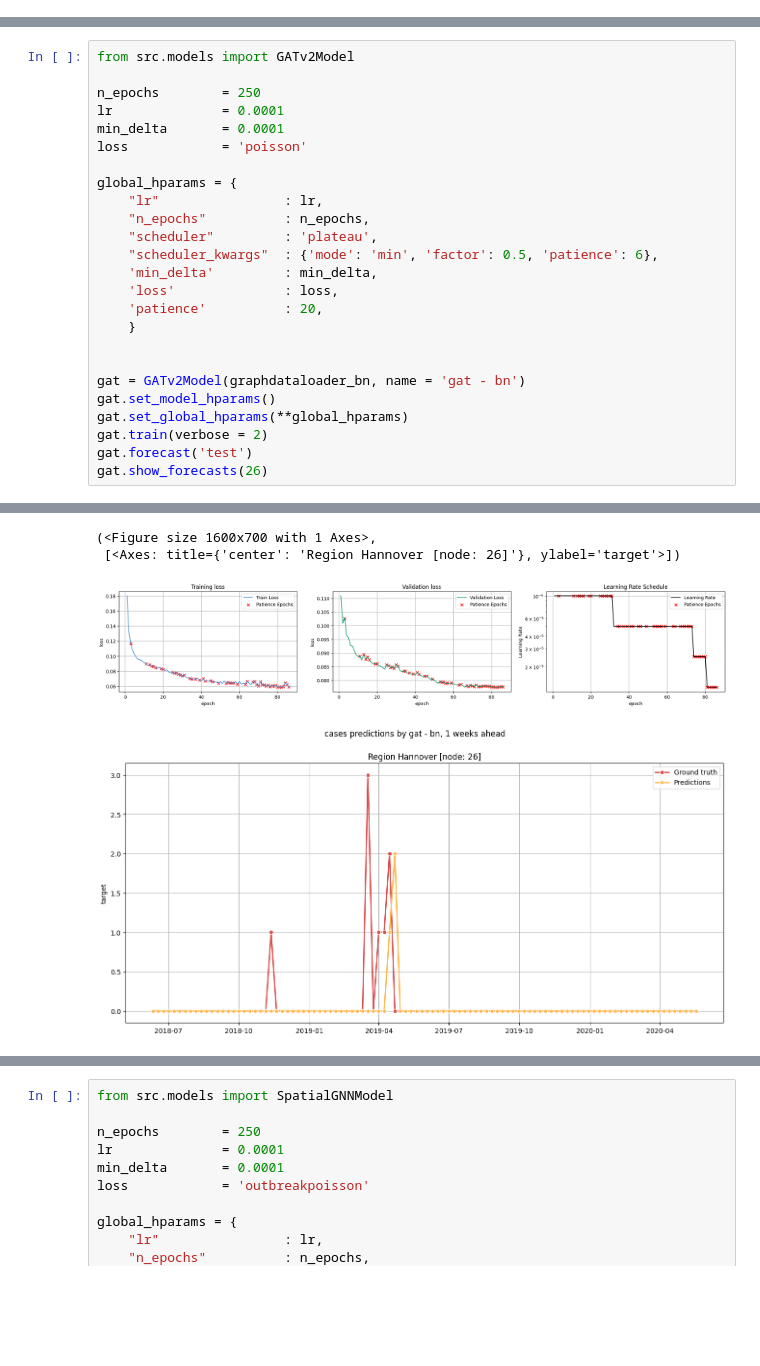
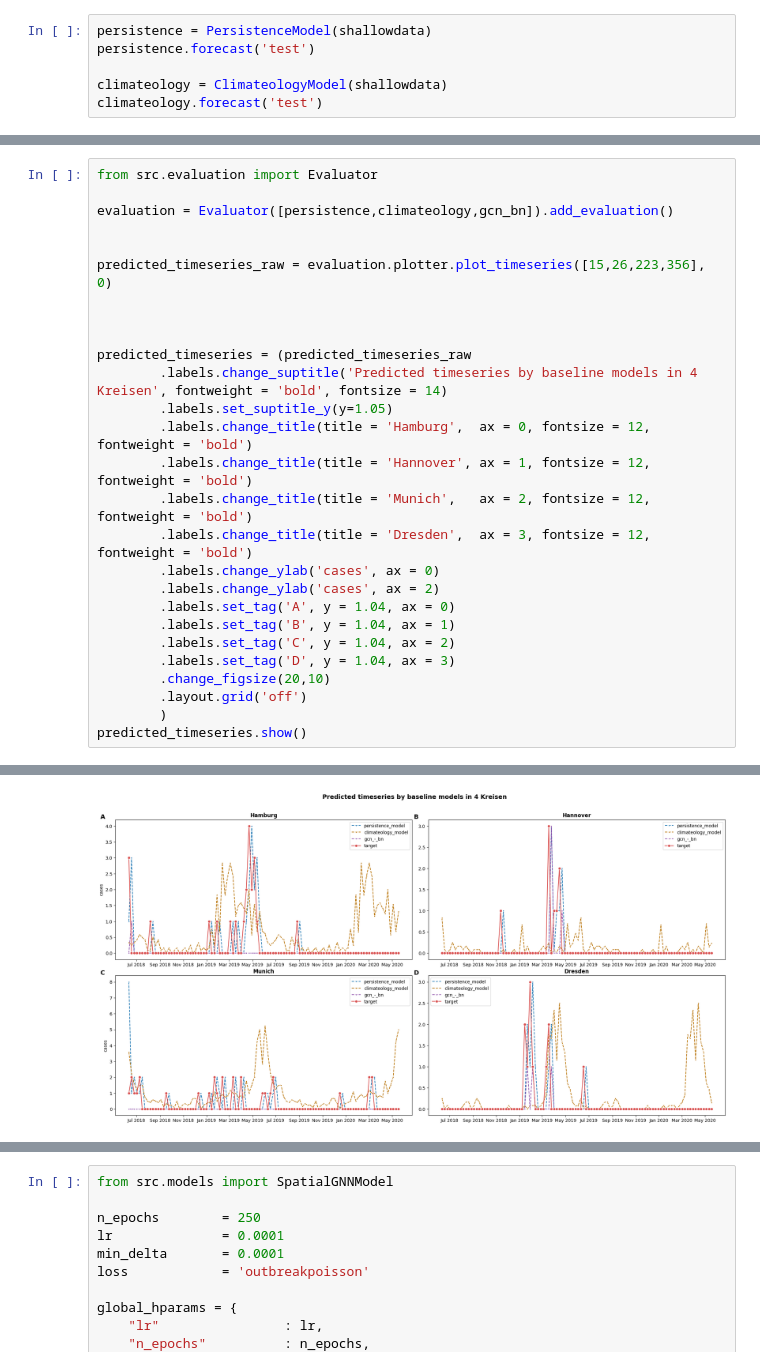
Before and after one commit to stends2001/infectious_disease_gnn, a Jupyter notebook: src/notebooks/X. predicting integers.ipynb, the cells around one changed output, grey strips where cells are left out. Drawn from its saved outputs; the diff is of its cells as text; blank space fills up the shorter version.

```diff
--- a/src/notebooks/X. predicting integers.ipynb
+++ b/src/notebooks/X. predicting integers.ipynb
@@ -197,0 +140,6 @@ additonal transformation
+# %%
+persistence = PersistenceModel(shallowdata)
+persistence.forecast('test')
+
+climateology = ClimateologyModel(shallowdata)
+climateology.forecast('test')
@@ -198,26 +177,28 @@ additonal transformation
 # %%
-from src.models import GATv2Model
+from src.evaluation import Evaluator
 
-n_epochs        = 250
-lr              = 0.0001
-min_delta       = 0.0001
-loss            = 'poisson'
-
-global_hparams = {
-    "lr"                : lr,
-    "n_epochs"          : n_epochs,
-    "scheduler"         : 'plateau',
-    "scheduler_kwargs"  : {'mode': 'min', 'factor': 0.5, 'patience': 6},
-    'min_delta'         : min_delta,
-    'loss'              : loss,
-    'patience'          : 20,
-    }
+evaluation = Evaluator([persistence,climateology,gcn_bn]).add_evaluation()
 
 
-gat = GATv2Model(graphdataloader_bn, name = 'gat - bn')
-gat.set_model_hparams()
-gat.set_global_hparams(**global_hparams)
-gat.train(verbose = 2)
-gat.forecast('test')
-gat.show_forecasts(26)
+predicted_timeseries_raw = evaluation.plotter.plot_timeseries([15,26,223,356], 0)
+
+
+
+predicted_timeseries = (predicted_timeseries_raw
+        .labels.change_suptitle('Predicted timeseries by baseline models in 4 Kreisen', fontweight = 'bold', fontsize = 14)
+        .labels.set_suptitle_y(y=1.05)
+        .labels.change_title(title = 'Hamburg',  ax = 0, fontsize = 12, fontweight = 'bold')
+        .labels.change_title(title = 'Hannover', ax = 1, fontsize = 12, fontweight = 'bold')
+        .labels.change_title(title = 'Munich',   ax = 2, fontsize = 12, fontweight = 'bold')
+        .labels.change_title(title = 'Dresden',  ax = 3, fontsize = 12, fontweight = 'bold')
+        .labels.change_ylab('cases', ax = 0)
+        .labels.change_ylab('cases', ax = 2)
+        .labels.set_tag('A', y = 1.04, ax = 0)
+        .labels.set_tag('B', y = 1.04, ax = 1)
+        .labels.set_tag('C', y = 1.04, ax = 2)
+        .labels.set_tag('D', y = 1.04, ax = 3)
+        .change_figsize(20,10)
+        .layout.grid('off')
+        )
+predicted_timeseries.show()
 # %% [output]
@@ -243,5 +205,2 @@ additonal transformation
-(<Figure size 1600x700 with 1 Axes>,
- [<Axes: title={'center': 'Region Hannover [node: 26]'}, ylabel='target'>])
-[figure, old version]
+[figure, new version]
-[figure, removed]
 # %%
```
Also changed, not shown: parts of 9 cells of this notebook, 15 other files.
